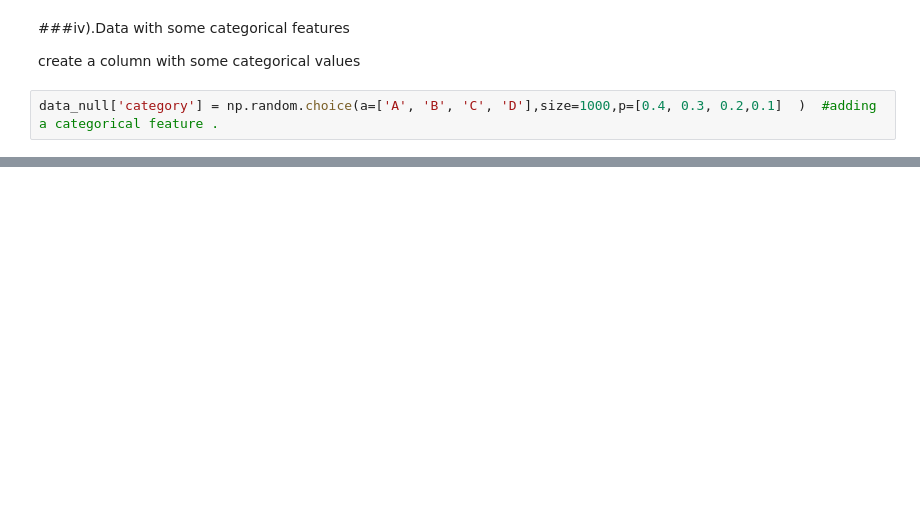
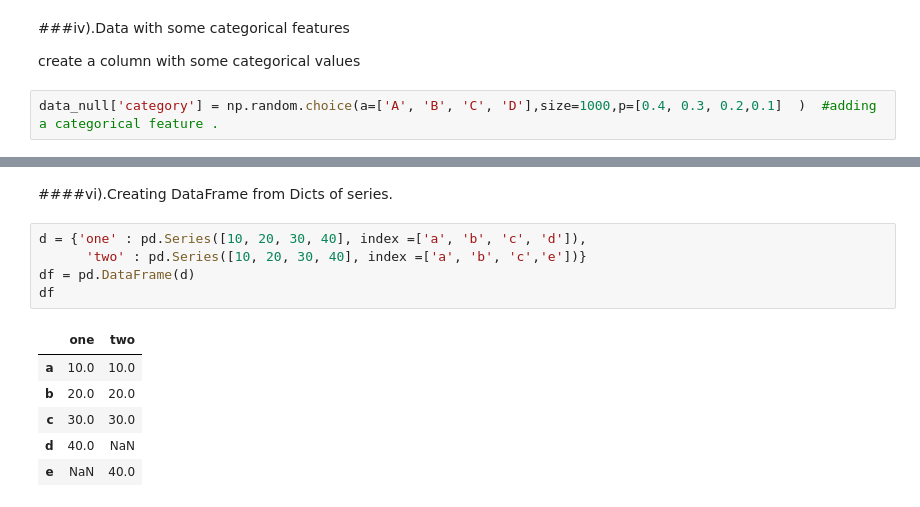
Before and after one commit to Rahullnitp/Data_Cleaning, a Jupyter notebook: Data_Creation.ipynb, the cells around one changed output, grey strips where cells are left out. Saved outputs shown, nothing was run; the diff lists cells and outputs as text; blank space fills up the shorter version.

```diff
--- a/Data_Creation.ipynb
+++ b/Data_Creation.ipynb
@@ -84,0 +157,14 @@ data_null.head()
+# %% [markdown]
+####vi).Creating DataFrame from Dicts of series.
+# %%
+d = {'one' : pd.Series([10, 20, 30, 40], index =['a', 'b', 'c', 'd']),
+      'two' : pd.Series([10, 20, 30, 40], index =['a', 'b', 'c','e'])}
+df = pd.DataFrame(d)
+df
+# %% [output]
+|  | one | two |
+| a | 10.0 | 10.0 |
+| b | 20.0 | 20.0 |
+| c | 30.0 | 30.0 |
+| d | 40.0 | NaN |
+| e | NaN | 40.0 |
```
Also changed, not shown: parts of 18 cells of this notebook.
